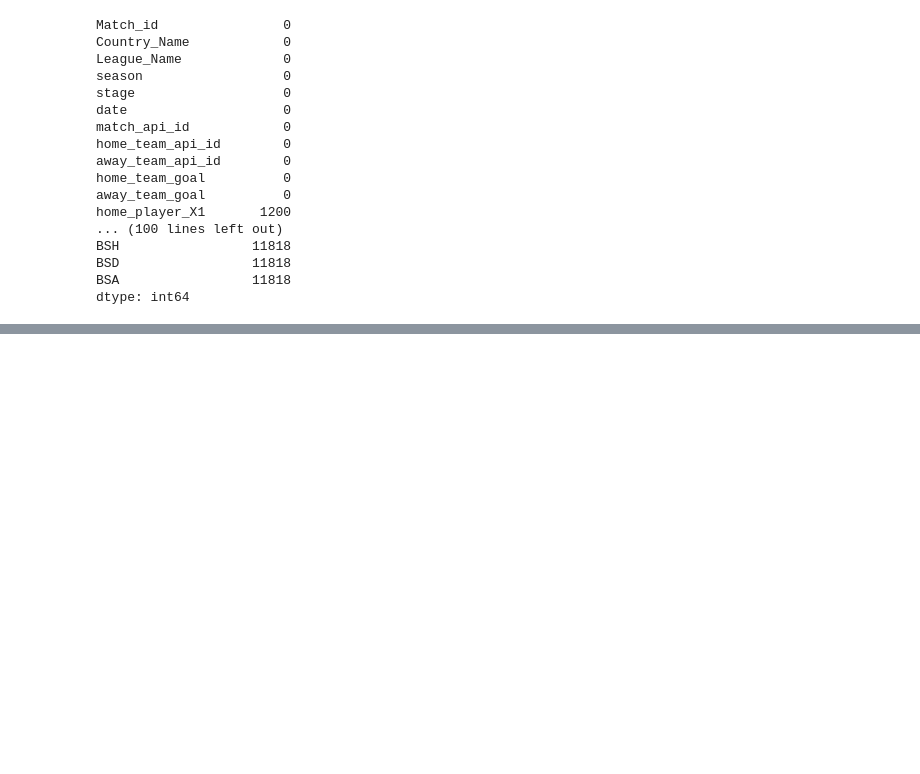
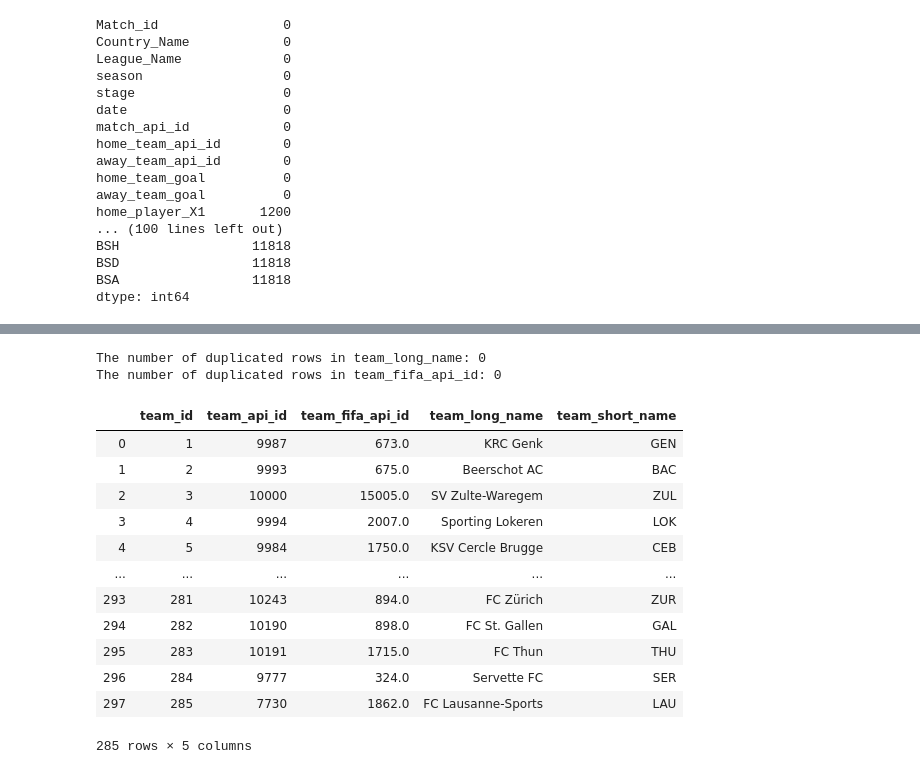
Before and after one commit to AmgadAshraf/EuropeanSoccer, a Jupyter notebook: ProjectNotebook.ipynb, the cells around one changed output, grey strips where cells are left out. Cells and saved outputs as stored; diff of their text form; code cells hidden in the pictures; blank space fills up the shorter version.

```diff
--- a/ProjectNotebook.ipynb
+++ b/ProjectNotebook.ipynb
@@ -639,0 +723,31 @@ dtype: int64
+# %%
+team_df.drop_duplicates(subset =['team_fifa_api_id', 'team_long_name'], keep = 'last', inplace = True)
+
+duplicateRowsTeamDF = team_df[team_df.duplicated(['team_long_name'])]
+duplicatePercentage = duplicateRowsTeamDF.shape[0]
+print('The number of duplicated rows in team_long_name: ' + str(duplicatePercentage))
+
+duplicateRowsTeamDF = team_df[team_df.duplicated(['team_fifa_api_id'])]
+duplicatePercentage = duplicateRowsTeamDF.shape[0]
+print('The number of duplicated rows in team_fifa_api_id: ' + str(duplicatePercentage))
+# %% [output]
+The number of duplicated rows in team_long_name: 0
+The number of duplicated rows in team_fifa_api_id: 0
+# %%
+del team_df['id']
+team_df.insert(0, 'team_id', range(1, len(team_df)+1))
+team_df
+# %% [output]
+|  | team_id | team_api_id | team_fifa_api_id | team_long_name | team_short_name |
+| 0 | 1 | 9987 | 673.0 | KRC Genk | GEN |
+| 1 | 2 | 9993 | 675.0 | Beerschot AC | BAC |
+| 2 | 3 | 10000 | 15005.0 | SV Zulte-Waregem | ZUL |
+| 3 | 4 | 9994 | 2007.0 | Sporting Lokeren | LOK |
+| 4 | 5 | 9984 | 1750.0 | KSV Cercle Brugge | CEB |
+| ... | ... | ... | ... | ... | ... |
+| 293 | 281 | 10243 | 894.0 | FC Zürich | ZUR |
+| 294 | 282 | 10190 | 898.0 | FC St. Gallen | GAL |
+| 295 | 283 | 10191 | 1715.0 | FC Thun | THU |
+| 296 | 284 | 9777 | 324.0 | Servette FC | SER |
+| 297 | 285 | 7730 | 1862.0 | FC Lausanne-Sports | LAU |
+285 rows × 5 columns
```
Also changed, not shown: parts of 6 cells of this notebook.
